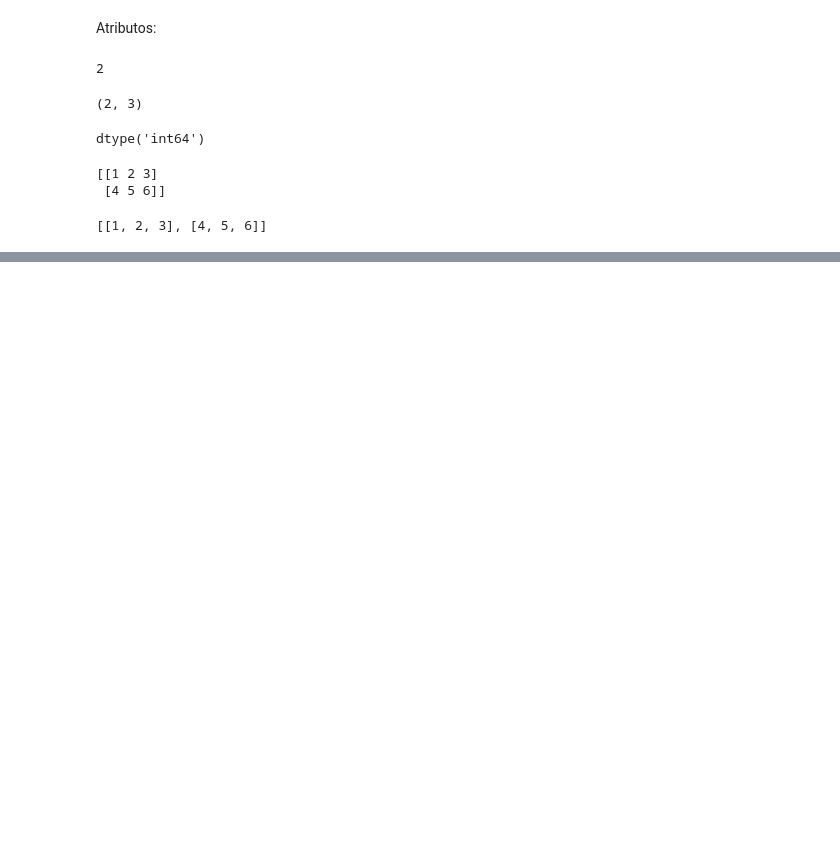
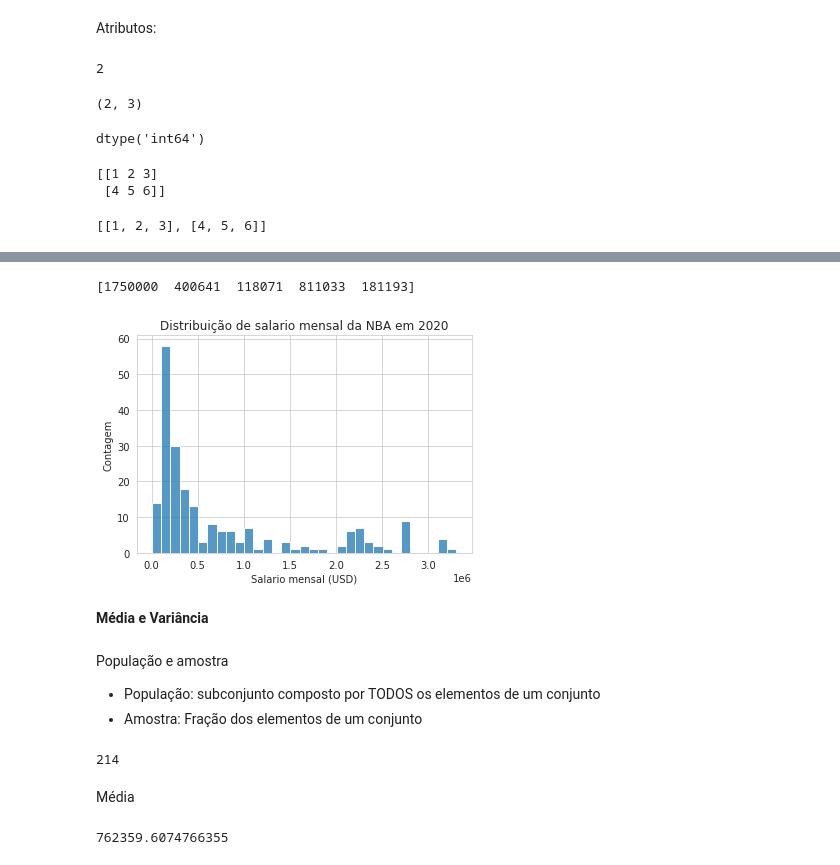
Before and after one commit to vinigm/Estudos, a Jupyter notebook: Matematica_e_Estatistica.ipynb, the cells around one changed output, grey strips where cells are left out. Drawn from its saved outputs; the diff is of its cells as text; code cells hidden in the pictures; blank space fills up the shorter version.

```diff
--- a/Matematica_e_Estatistica.ipynb
+++ b/Matematica_e_Estatistica.ipynb
@@ -252,0 +355,3 @@ m1.tolist()
+# %%
+wage_df = pd.read_csv('wage.csv')
+wage_df.head()
@@ -252,0 +365,27 @@ m1.tolist()
+# %%
+wage_array = np.array(wage_df['wage'].astype('int').to_list())
+print(wage_array[0:5])
+# %% [output]
+[1750000  400641  118071  811033  181193]
+# %%
+with sns.axes_style('whitegrid'):
+  grafico = sns.histplot(data = wage_array, binwidth=100*1000)
+  grafico.set(title='Distribuição de salario mensal da NBA em 2020', xlabel='Salario mensal (USD)', ylabel='Contagem')
+# %% [output]
+[figure, added]
+# %% [markdown]
+**Média e Variância**
+# %% [markdown]
+População e amostra
+- População: subconjunto composto por TODOS os elementos de um conjunto
+- Amostra: Fração dos elementos de um conjunto
+# %%
+len(wage_array)
+# %% [output]
+214
+# %% [markdown]
+Média
+# %%
+np.mean(wage_array)
+# %% [output]
+762359.6074766355
```
Also changed, not shown: parts of 68 cells of this notebook.
